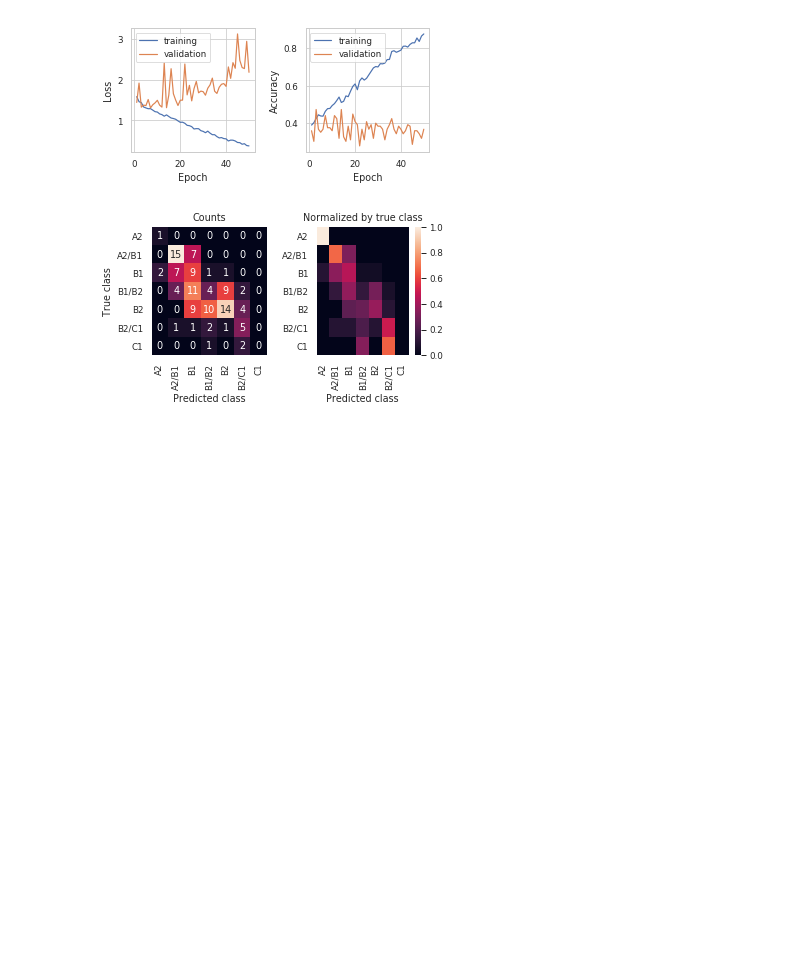
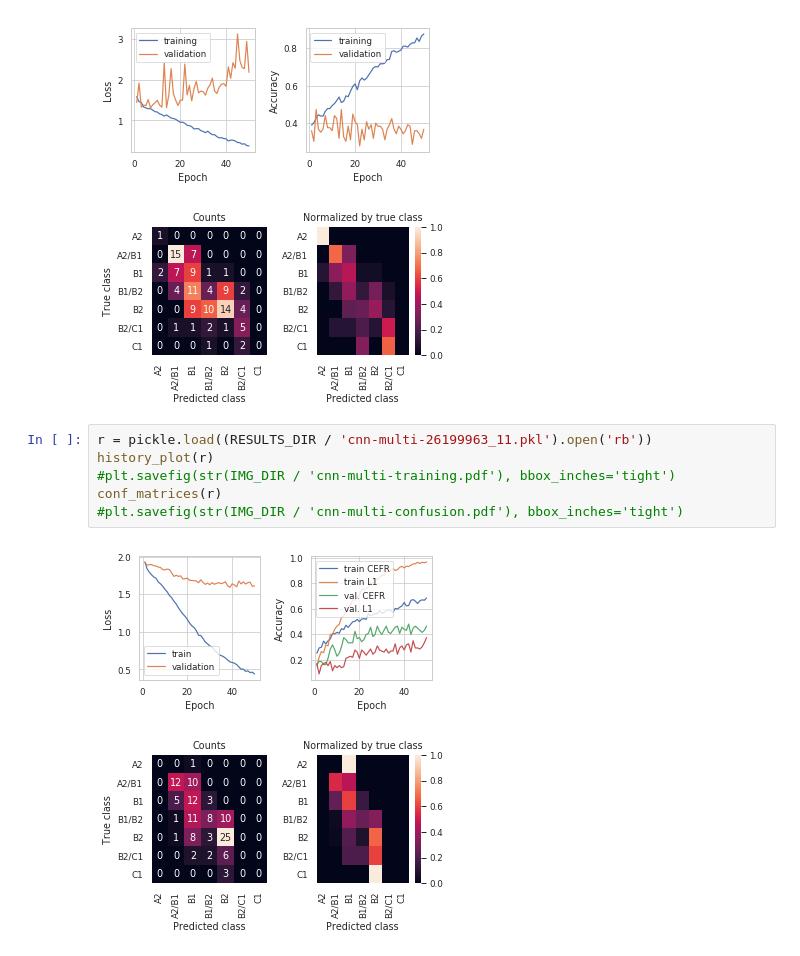
Before and after one commit to PhyloStar/NorskASK, a Jupyter notebook: notebooks/Confusion matrices.ipynb, the cells around one changed output. Cells and saved outputs as stored; diff of their text form; blank space fills up the shorter version.

Commit message:
split plots in multitask chapter

```diff
--- a/notebooks/Confusion matrices.ipynb
+++ b/notebooks/Confusion matrices.ipynb
@@ -82,3 +82,12 @@ conf_matrices(r)
 # %% [output]
 [figure]
 [figure]
+# %%
+r = pickle.load((RESULTS_DIR / 'cnn-multi-26199963_11.pkl').open('rb'))
+history_plot(r)
+#plt.savefig(str(IMG_DIR / 'cnn-multi-training.pdf'), bbox_inches='tight')
+conf_matrices(r)
+#plt.savefig(str(IMG_DIR / 'cnn-multi-confusion.pdf'), bbox_inches='tight')
+# %% [output]
+[figure, added]
+[figure, added]
```
Also changed, not shown: parts of 1 cell of this notebook, 8 other files.
